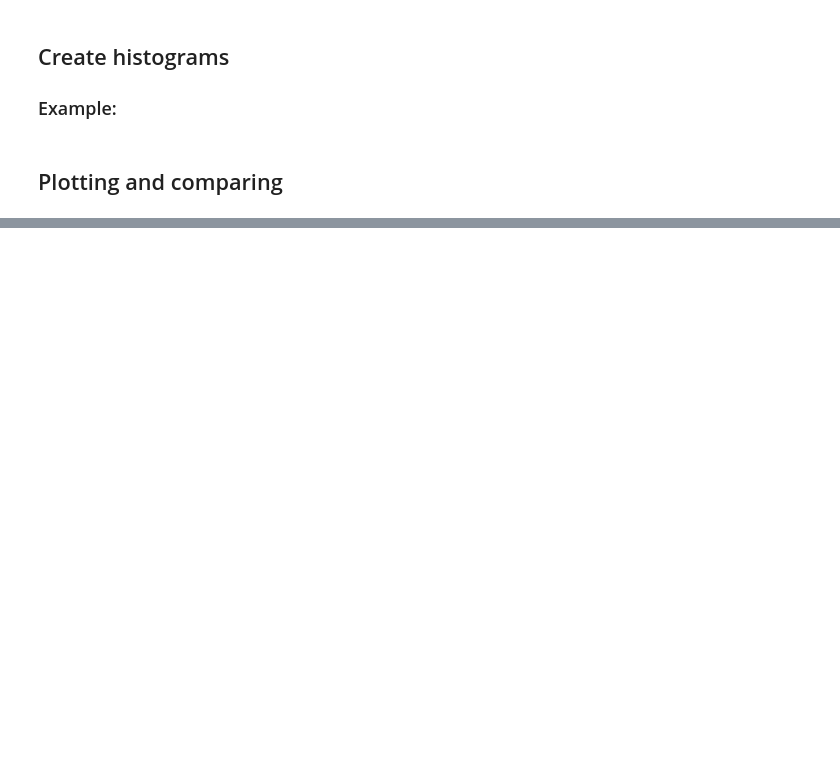
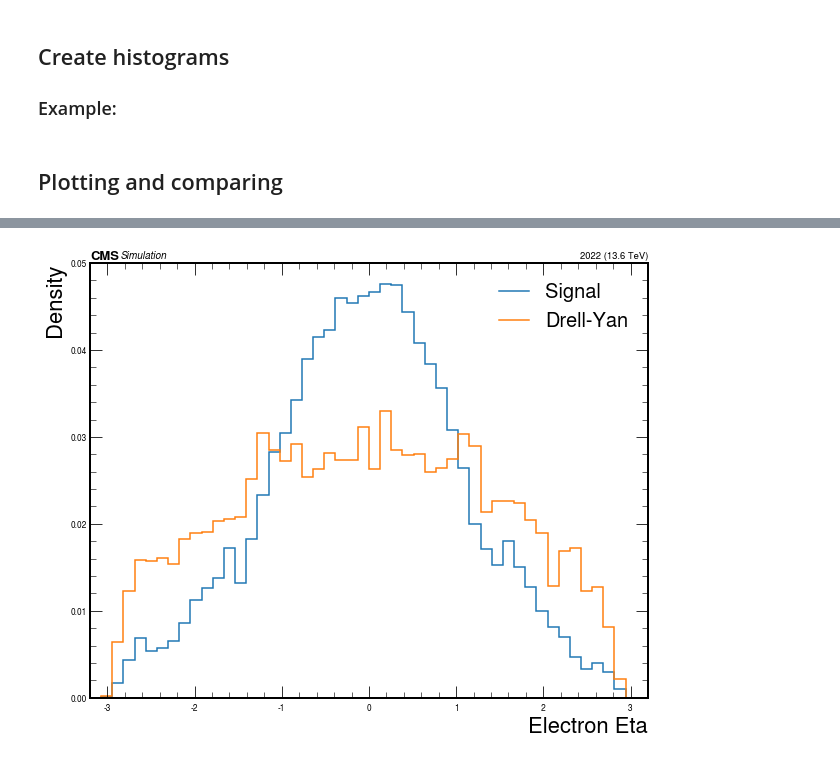
Before and after one commit to CeliaFernandez/Run3-DisplacedElectronAnalysis, a Jupyter notebook: notebooks/0_analysis.ipynb, the cells around one changed output, grey strips where cells are left out. Saved outputs shown, nothing was run; the diff lists cells and outputs as text; code cells hidden in the pictures; blank space fills up the shorter version.

```diff
--- a/notebooks/0_analysis.ipynb
+++ b/notebooks/0_analysis.ipynb
@@ -212,0 +339,17 @@ plotHistograms(name = "lowPtElectron_pt_min15", # Name of the output png file
+# %%
+eta_axis = np.linspace(-3.2, 3.2, 51)
+
+hsig_lowPtElectron_eta = getHistogram(dataframe = signal_rdf, variable = "lowPtElectron_eta", axis = eta_axis, xlabel = "Electron Eta")
+
+hbr_lowPTElectrion_eta = getHistogram(dataframe = dy_rdf,variable = "lowPtElectron_eta", axis = eta_axis,xlabel = "Electrion Eta")
+
+plotHistograms(name = "lowPtElectron_eta",
+               histos = [hsig_lowPtElectron_eta, hbr_lowPTElectrion_eta],
+               bins = eta_axis,
+               labels = ["Signal", "Drell-Yan"],
+               isstack = False,
+               isnorm = True,
+               ylog=False,
+               xlog=False)
+# %% [output]
+[figure, added]
```
Also changed, not shown: parts of 13 cells of this notebook, 1 other file.
